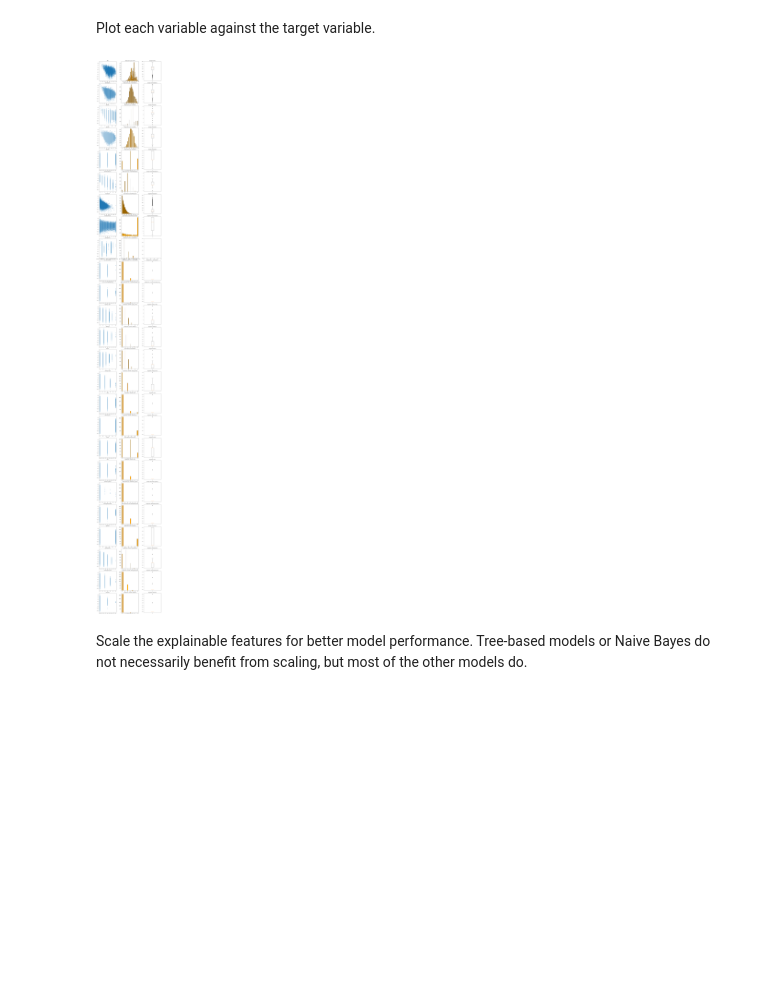
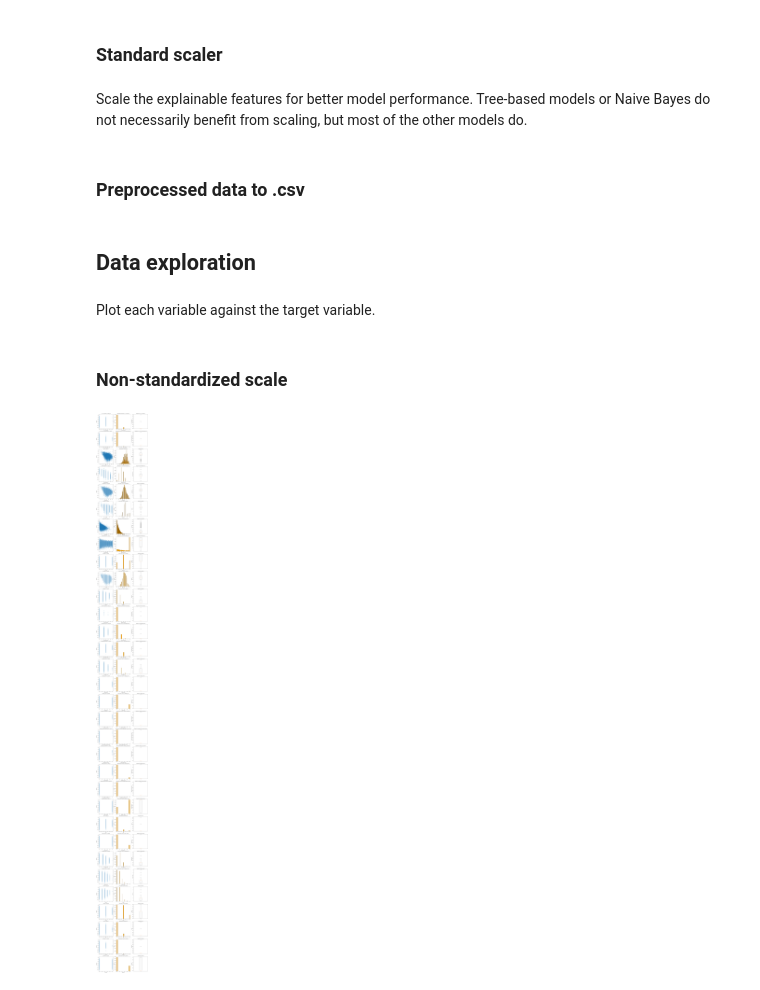
Before and after one commit to maijams/iml-term-project, a Jupyter notebook: pre-processing.ipynb, the cells around one changed output. Saved outputs shown, nothing was run; the diff lists cells and outputs as text; code cells hidden in the pictures; blank space fills up the shorter version.

Commit message:
Modify preprocessing & add preprocessed to .csv

```diff
--- a/pre-processing.ipynb
+++ b/pre-processing.ipynb
@@ -47,0 +22,11 @@ Notes:
+# %%
+training_data = pd.read_csv("data/train.csv")
+
+X_train = training_data.drop(columns=["Id", "pSat_Pa"], axis=1)
+X_train = pd.get_dummies(X_train, columns=["parentspecies"], prefix="category") # One-hot encoding
+X_train = X_train.sort_index(axis=1) # X-train & X-test need to have the same column order
+
+y_train = training_data.copy()[["pSat_Pa"]]
+y_train["pSat_Pa"] = np.log10(y_train["pSat_Pa"])
+
+y_train.head()
@@ -47,0 +139,4 @@ Notes:
+# %% [markdown]
+### Standard scaler
+# %% [markdown]
+Scale the explainable features for better model performance. Tree-based models or Naive Bayes do not necessarily benefit from scaling, but most of the other models do.
@@ -47,0 +151,2 @@ Notes:
+# %% [markdown]
+### Preprocessed data to .csv
@@ -48,33 +159,37 @@ Notes:
+# %% [markdown]
+## Data exploration
 # %% [markdown]
 Plot each variable against the target variable.
+# %% [markdown]
+### Non-standardized scale
 # %%
-n = x_train.shape[1]
+n = X_train.shape[1]
 
 fig, axes = plt.subplots(n, 3, figsize=(15, 5 * n))
 
 # Plot each column
 for i in range(n):
     #Scatter plot
-    axes[i,0].scatter(x_train.iloc[:, i], target, label=x_train.columns[i], marker='.')
-    axes[i,0].set_title(x_train.columns[i])
+    axes[i,0].scatter(X_train.iloc[:, i], y_train, marker=".")
+    axes[i,0].set_title(f"{X_train.columns[i]} vs. pSat_Pa")
+    axes[i,0].set_xlabel(X_train.columns[i])
+    axes[i,0].set_ylabel("pSat_Pa")
 
     # Add a histogram for the count of observations
-    axes[i,1].hist(x_train.iloc[:,i], bins="auto", color='orange', edgecolor="black")
-    axes[i,1].set_title(f'Observation Count for {x_train.columns[i]}')
+    axes[i,1].hist(X_train.iloc[:,i], bins="auto", color="orange", edgecolor="black")
+    axes[i,1].set_title(f"Observation Count for {X_train.columns[i]}")
+    axes[i,1].set_xlabel(X_train.columns[i])
+    axes[i,1].set_ylabel("Count")
 
     #Add a boxplot for a variable
-    if x_train.columns[i] != "parentspecies":
-        axes[i, 2].boxplot(x_train.iloc[:, i])
-        axes[i, 2].set_title(f'Boxplot for {x_train.columns[i]}')
-    else:
-        continue
+    axes[i,2].boxplot(X_train.iloc[:, i])
+    axes[i,2].set_title(f"Boxplot for {X_train.columns[i]}")
+    axes[i,2].set_ylabel(X_train.columns[i])
 
 # Adjust layout
 plt.tight_layout()
 
 # Show the plots
 plt.show()
 # %% [output]
-[figure, old version]
+[figure, new version]
-# %% [markdown]
-Scale the explainable features for better model performance. Tree-based models or Naive Bayes do not necessarily benefit from scaling, but most of the other models do.
```
Also changed, not shown: parts of 31 cells of this notebook, 5 other files.
